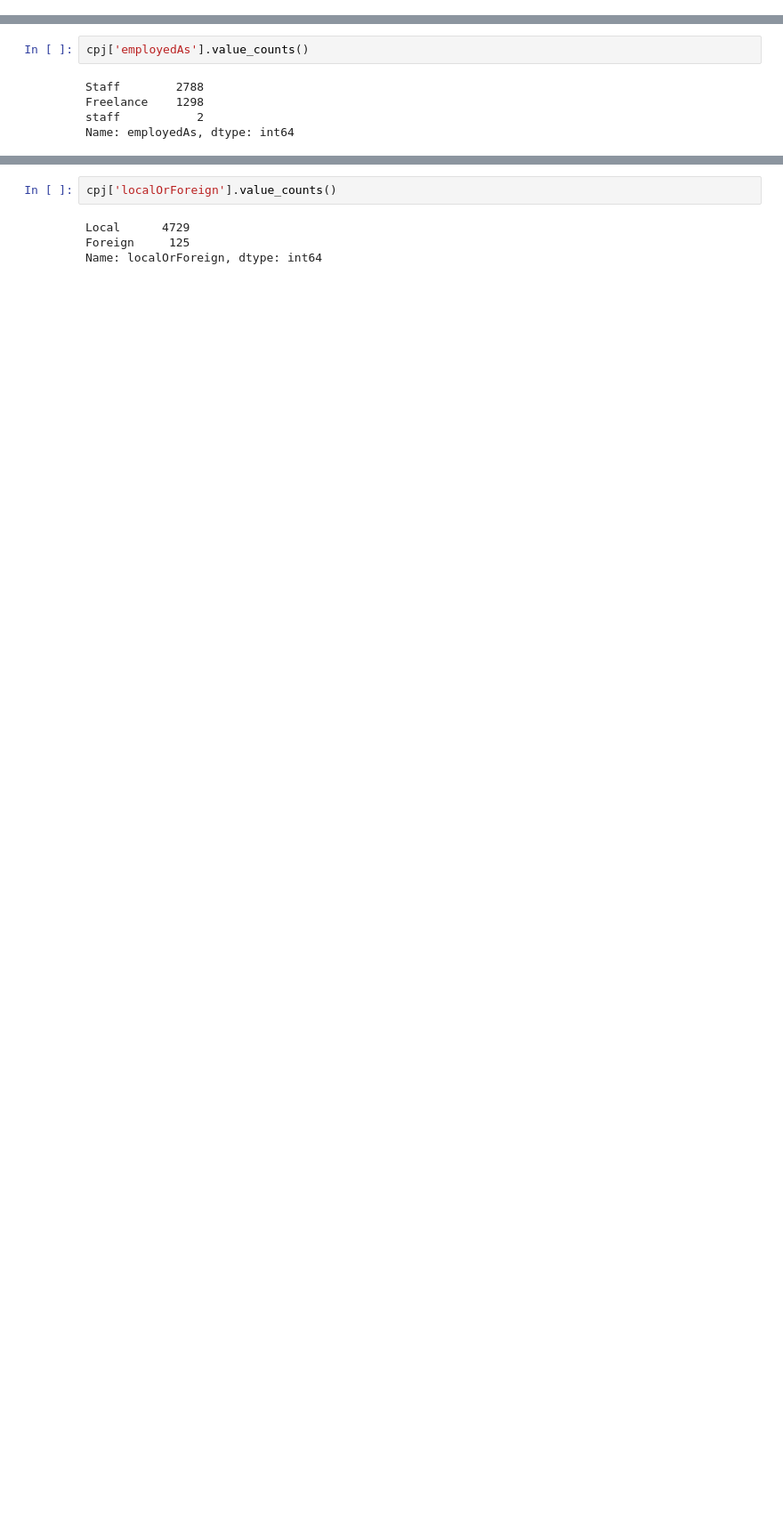
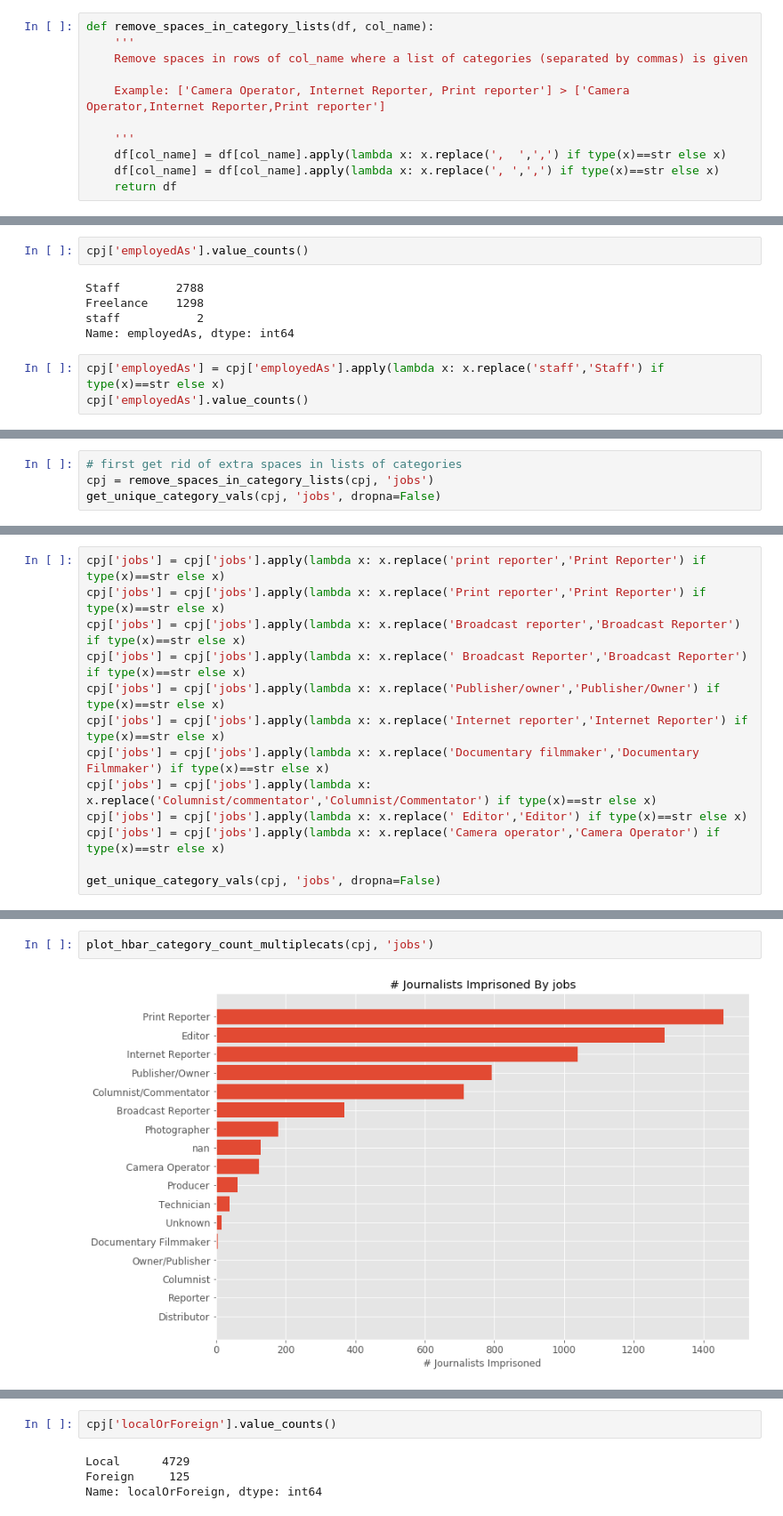
Before and after one commit to andypicke/Journalists-Under-Fire, a Jupyter notebook: notebooks/CPJ_Journalists_Imprisoned_EDA.ipynb, the cells around one changed output, grey strips where cells are left out. Shown: that part at 89% size. Cells and saved outputs as stored; diff of their text form; blank space fills up the shorter version.

```diff
--- a/notebooks/CPJ_Journalists_Imprisoned_EDA.ipynb
+++ b/notebooks/CPJ_Journalists_Imprisoned_EDA.ipynb
@@ -13,0 +77,11 @@ plt.style.use('ggplot')
+# %%
+def remove_spaces_in_category_lists(df, col_name):
+    '''
+    Remove spaces in rows of col_name where a list of categories (separated by commas) is given
+
+    Example: ['Camera Operator, Internet Reporter, Print reporter'] > ['Camera Operator,Internet Reporter,Print reporter']
+
+    '''
+    df[col_name] = df[col_name].apply(lambda x: x.replace(',  ',',') if type(x)==str else x)
+    df[col_name] = df[col_name].apply(lambda x: x.replace(', ',',') if type(x)==str else x)
+    return df
@@ -144,3 +280,6 @@ Staff        2788
 Freelance    1298
 staff           2
 Name: employedAs, dtype: int64
+# %%
+cpj['employedAs'] = cpj['employedAs'].apply(lambda x: x.replace('staff','Staff') if type(x)==str else x)
+cpj['employedAs'].value_counts()
@@ -176,0 +344,4 @@ Name: jobs, Length: 117, dtype: int64
+# %%
+# first get rid of extra spaces in lists of categories
+cpj = remove_spaces_in_category_lists(cpj, 'jobs')
+get_unique_category_vals(cpj, 'jobs', dropna=False)
@@ -176,0 +366,13 @@ Name: jobs, Length: 117, dtype: int64
+# %%
+cpj['jobs'] = cpj['jobs'].apply(lambda x: x.replace('print reporter','Print Reporter') if type(x)==str else x)
+cpj['jobs'] = cpj['jobs'].apply(lambda x: x.replace('Print reporter','Print Reporter') if type(x)==str else x)
+cpj['jobs'] = cpj['jobs'].apply(lambda x: x.replace('Broadcast reporter','Broadcast Reporter') if type(x)==str else x)
+cpj['jobs'] = cpj['jobs'].apply(lambda x: x.replace(' Broadcast Reporter','Broadcast Reporter') if type(x)==str else x)
+cpj['jobs'] = cpj['jobs'].apply(lambda x: x.replace('Publisher/owner','Publisher/Owner') if type(x)==str else x)
+cpj['jobs'] = cpj['jobs'].apply(lambda x: x.replace('Internet reporter','Internet Reporter') if type(x)==str else x)
+cpj['jobs'] = cpj['jobs'].apply(lambda x: x.replace('Documentary filmmaker','Documentary Filmmaker') if type(x)==str else x)
+cpj['jobs'] = cpj['jobs'].apply(lambda x: x.replace('Columnist/commentator','Columnist/Commentator') if type(x)==str else x)
+cpj['jobs'] = cpj['jobs'].apply(lambda x: x.replace(' Editor','Editor') if type(x)==str else x)
+cpj['jobs'] = cpj['jobs'].apply(lambda x: x.replace('Camera operator','Camera Operator') if type(x)==str else x)
+
+get_unique_category_vals(cpj, 'jobs', dropna=False)
@@ -177,3 +397,7 @@ Name: jobs, Length: 117, dtype: int64
+# %%
+plot_hbar_category_count_multiplecats(cpj, 'jobs')
+# %% [output]
+[figure, added]
 # %%
 cpj['coverage'].value_counts()
 # %% [output]
```
Also changed, not shown: parts of 42 cells of this notebook.
